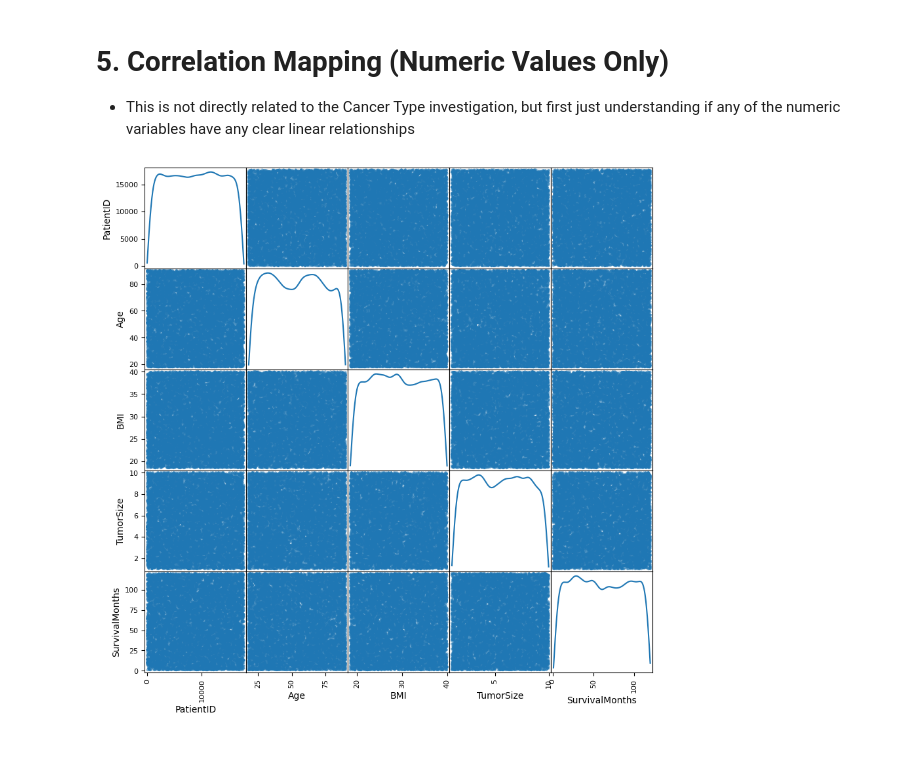
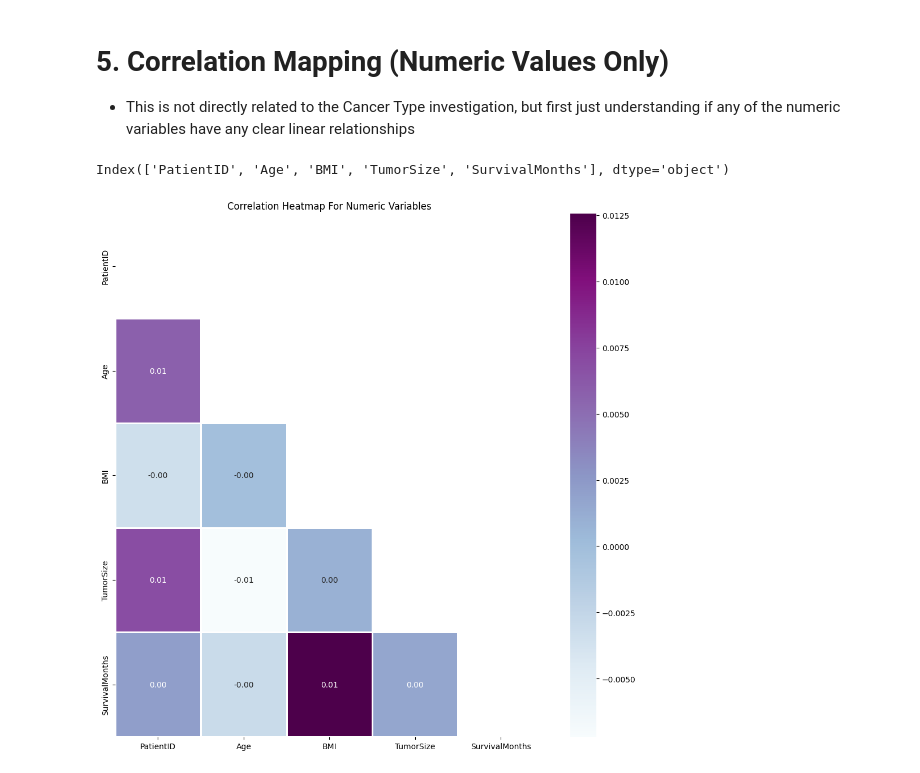
Before and after one commit to JonathonBriggs/AnalyticsProjects, a Jupyter notebook: Kaggle/cancer-dataset-analysis.ipynb, the cells around one changed output. Drawn from its saved outputs; the diff is of its cells as text; code cells hidden in the pictures.

```diff
--- a/Kaggle/cancer-dataset-analysis.ipynb
+++ b/Kaggle/cancer-dataset-analysis.ipynb
@@ -280,7 +280,21 @@ plt.show()
 # %%
 #A quick scatter matrix shows that there is no real linear relationship between the numeric variables
 cl_data_numeric = cl_data.select_dtypes(include=['number'])
-print(cl_data_numeric.columns)
-plots = pd.plotting.scatter_matrix(cl_data_numeric,diagonal='kde',figsize=(10,10))
+categories = cl_data_numeric.columns
+print(categories)
+
+#I don't prefer the visuals from this method
+#plots = pd.plotting.scatter_matrix(cl_data_numeric,diagonal='kde',figsize=(10,10))
+
+plt.figure(figsize=(10, 10))
+
+correlation_matrix = cl_data_numeric.corr()
+matrix_mask = np.triu(correlation_matrix)
+sns.heatmap(correlation_matrix, annot=True,cmap='BuPu',fmt='.2f',linecolor='white',linewidth=1,mask=matrix_mask)
+
+plt.title('Correlation Heatmap For Numeric Variables')
+plt.tight_layout()
+plt.show()
 # %% [output]
+Index(['PatientID', 'Age', 'BMI', 'TumorSize', 'SurvivalMonths'], dtype='object')
-[figure, old version]
+[figure, new version]
```
Also changed, not shown: parts of 2 cells of this notebook.
